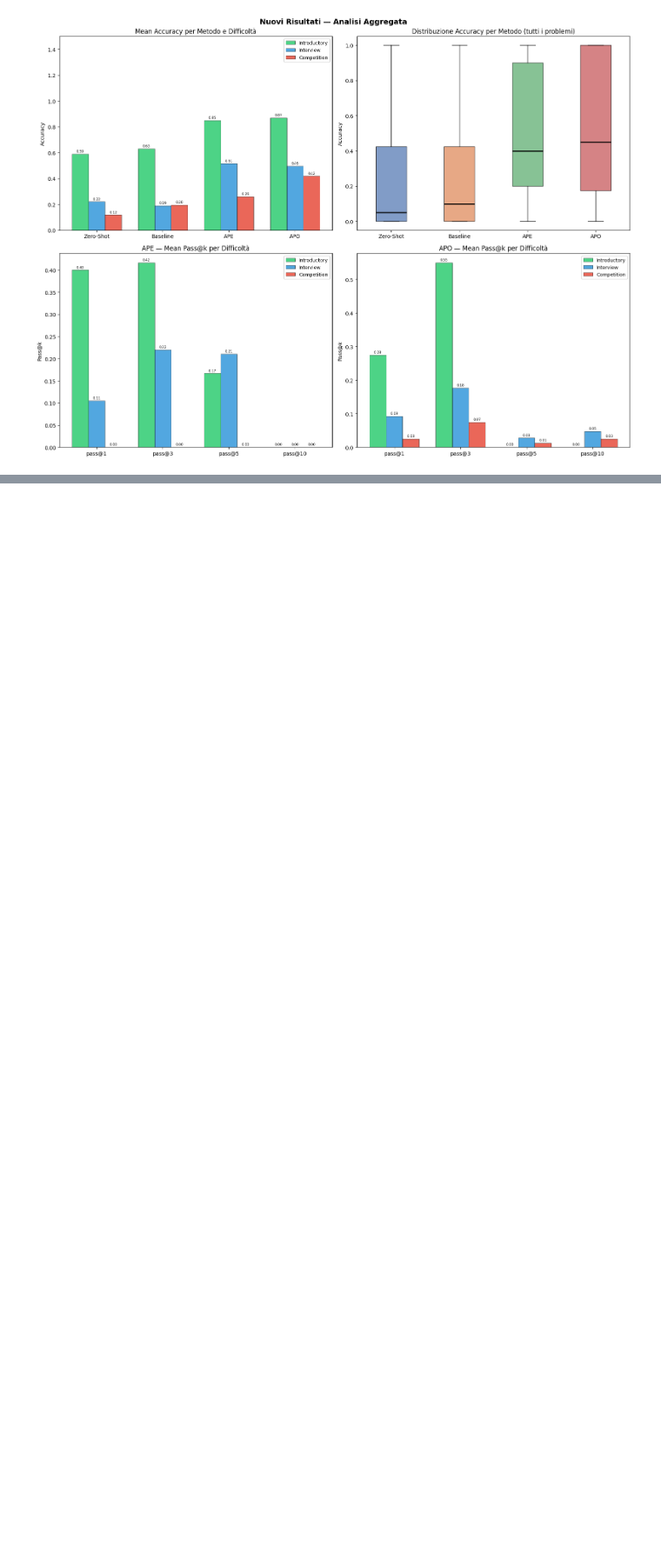
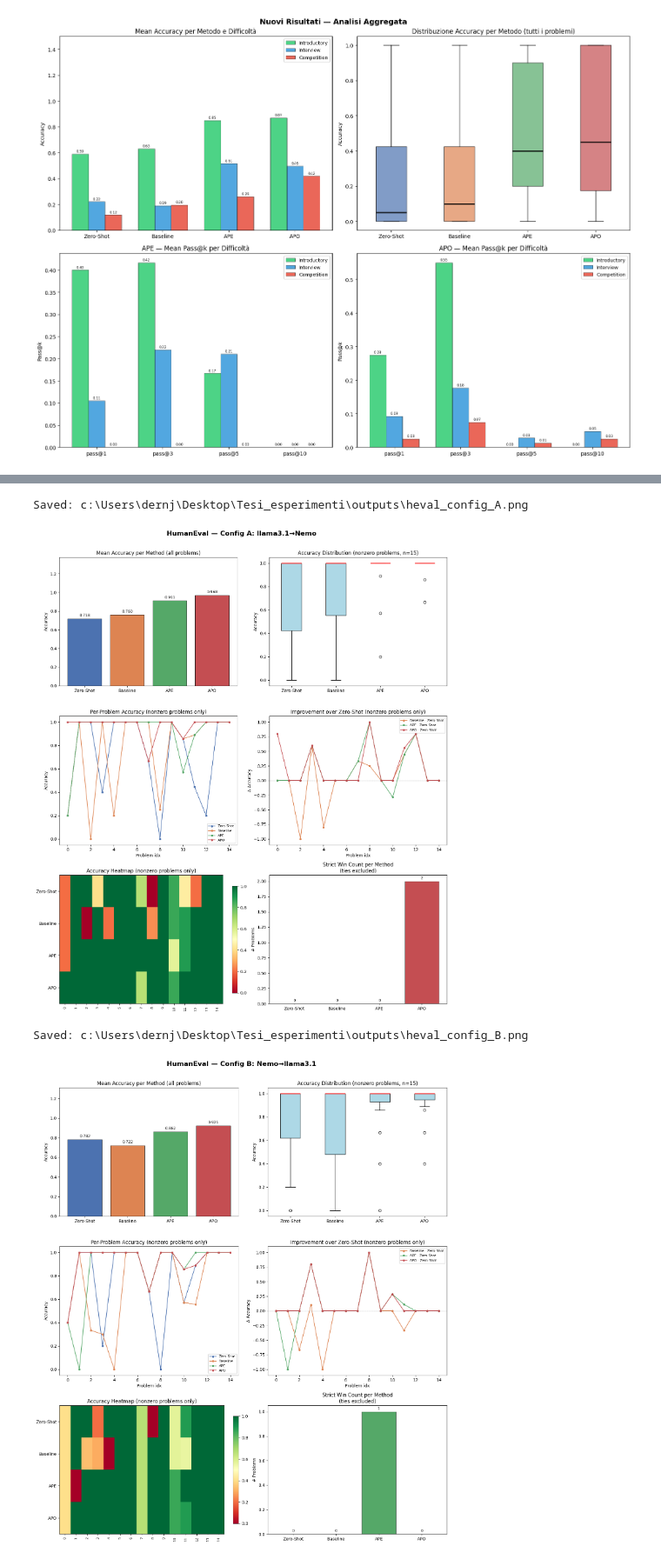
Before and after one commit to OmarDernjani/esperimenti_tesi, a Jupyter notebook: notebooks/analisi_esp.ipynb, the cells around one changed output, grey strips where cells are left out. Shown at 87% size. Cells and saved outputs as stored; diff of their text form; code cells hidden in the pictures; blank space fills up the shorter version.

```diff
--- a/notebooks/analisi_esp.ipynb
+++ b/notebooks/analisi_esp.ipynb
@@ -692,0 +733,14 @@ plt.show()
+# %%
+# Per-config initial visualization — HumanEval
+for lbl, df in heval_dfs.items():
+    short = lbl.split(':')[0]
+    generate_graph(
+        df,
+        f'HumanEval — Config {lbl}',
+        save_path=os.path.join(BASE, 'outputs', f'heval_config_{short}.png'),
+    )
+# %% [output]
+Saved: c:\Users\dernj\Desktop\Tesi_esperimenti\outputs\heval_config_A.png
+[figure, added]
+Saved: c:\Users\dernj\Desktop\Tesi_esperimenti\outputs\heval_config_B.png
+[figure, added]
```
Also changed, not shown: parts of 20 cells of this notebook, 9 other files.
